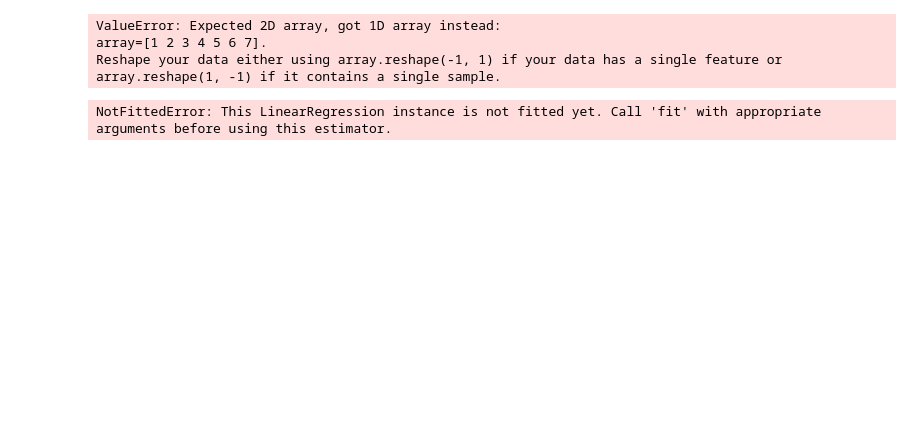
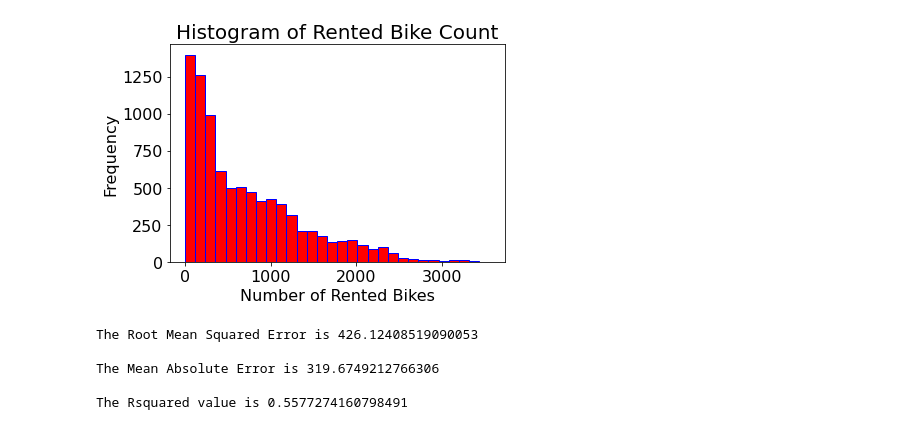
Before and after one commit to sarahodonovan7/DH150-Summer-2022, a Jupyter notebook: DH150 Project/Assignment5-Project.ipynb, the cells around one changed output. Cells and saved outputs as stored; diff of their text form; code cells hidden in the pictures; blank space fills up the shorter version.

```diff
--- a/DH150 Project/Assignment5-Project.ipynb
+++ b/DH150 Project/Assignment5-Project.ipynb
@@ -126,14 +53,14 @@ x_test = np.array(x_test)
-# %%
-x_train = np.reshape(x_train, 5)
-x_test = np.reshape(x_test, 2)
-
-model.fit(x,y)
-# %% [output]
-ValueError: Expected 2D array, got 1D array instead:
-array=[1 2 3 4 5 6 7].
-Reshape your data either using array.reshape(-1, 1) if your data has a single feature or array.reshape(1, -1) if it contains a single sample.
-# %%
-x_test = [[25000]]
-model.predict(x_test)
-# %% [output]
-NotFittedError: This LinearRegression instance is not fitted yet. Call 'fit' with appropriate arguments before using this estimator.
+# %%
+# plot histogram for rented bike count
+rented_bike_count= data['Rented Bike Count']
+
+plt.hist(rented_bike_count, bins=30, color='red', edgecolor='blue')
+
+
+plt.title('Histogram of Rented Bike Count', fontsize= 20 )
+plt.rc('font',size=16)
+plt.xlabel('Number of Rented Bikes', fontsize= 16)
+plt.ylabel('Frequency', fontsize=16)
+plt.show()
+# %% [output]
+[figure, added]
@@ -139,0 +91,20 @@ NotFittedError: This LinearRegression instance is not fitted yet. Call 'fit' wit
+# %%
+# Root Mean Squared Error
+RMSE = np.sqrt(np.mean(resid**2))
+print('The Root Mean Squared Error is',RMSE)
+print()
+
+# Mean Absolute Error
+MAE = np.mean(np.abs(resid))
+print('The Mean Absolute Error is',MAE)
+print()
+
+#Rsquared
+R2 = r2_score(y_test, y_pred)
+print('The Rsquared value is',R2)
+# %% [output]
+The Root Mean Squared Error is 426.12408519090053
+
+The Mean Absolute Error is 319.6749212766306
+
+The Rsquared value is 0.5577274160798491
```
Also changed, not shown: parts of 17 cells of this notebook, 1 other file.
